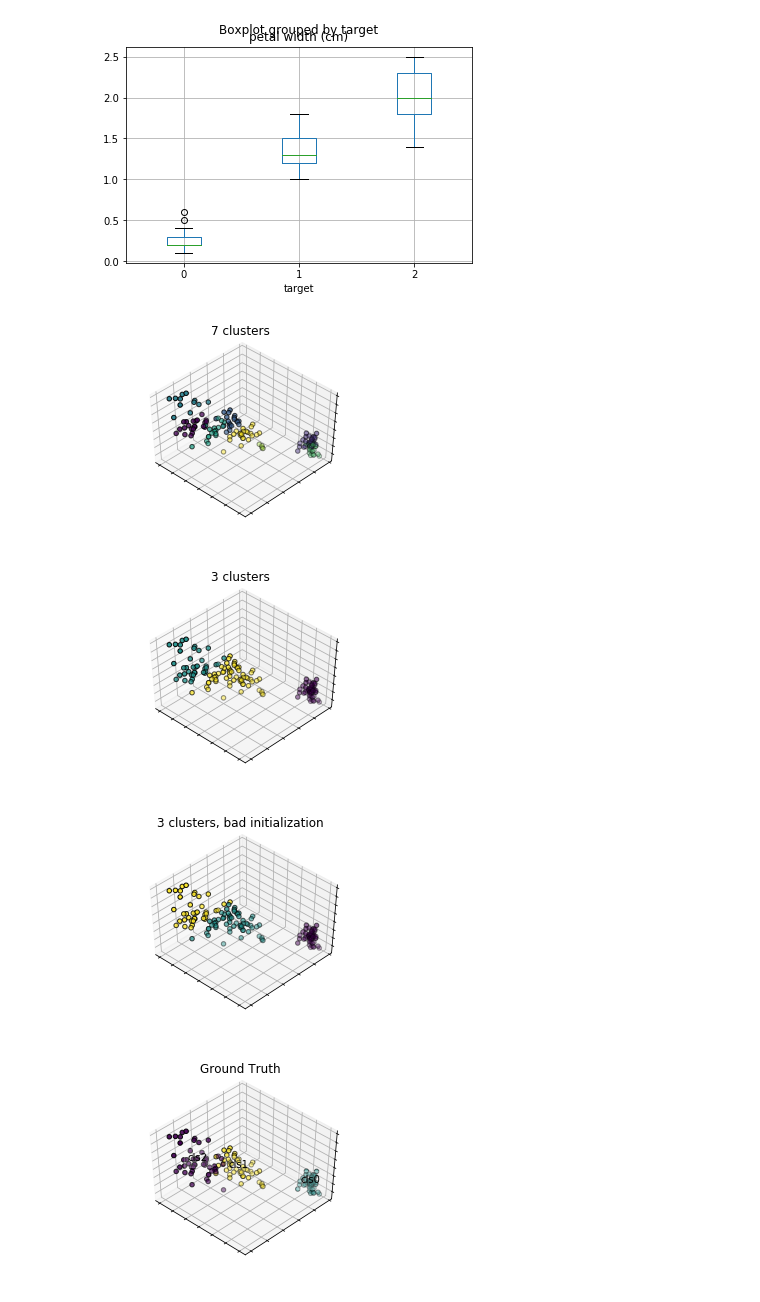
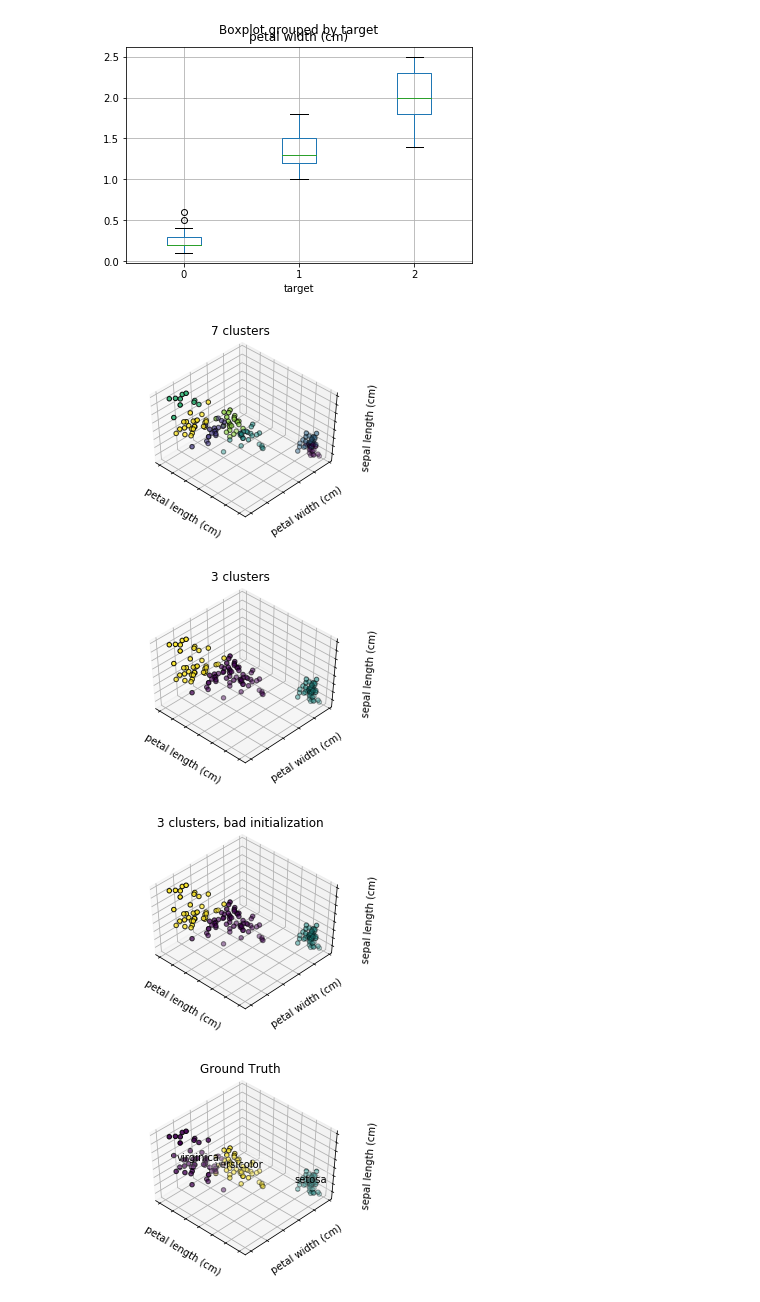
Before and after one commit to clmikechan/4th-ML100Days, a Jupyter notebook: homework/Day_055_HW.ipynb, the cells around one changed output. Drawn from its saved outputs; the diff is of its cells as text; code cells hidden in the pictures.

```diff
--- a/homework/Day_055_HW.ipynb
+++ b/homework/Day_055_HW.ipynb
@@ -31,11 +31,12 @@ np.random.seed(5)
 import pandas as pd
 X = iris.data
 y = iris.target
-
+feature_names = iris.feature_names
+target_name = iris.target_names
 data = pd.DataFrame(X, columns=iris.feature_names)
 data['target'] = y
 data
-for column in iris.feature_names:
+for column in feature_names:
     data.boxplot(by='target', column=column)
     print()
 # %% [output]
@@ -44,7 +45,7 @@ for column in iris.feature_names:
 [figure]
 [figure]
 # %%
-estimators = [('k_means_7', KMeans(n_clusters=8)),
+estimators = [('k_means_7', KMeans(n_clusters=7)),
               ('k_means_3', KMeans(n_clusters=3)),
               ('k_means_bad_init', KMeans(n_clusters=3, n_init=1,
                                                init='random'))]
@@ -66,37 +67,41 @@ for name, est in estimators:
                c=labels.astype(np.float), edgecolor='k')
 
     ax.w_xaxis.set_ticklabels([])
     ax.w_yaxis.set_ticklabels([])
     ax.w_zaxis.set_ticklabels([])
+    ax.set_xlabel(feature_names[axis1])
+    ax.set_ylabel(feature_names[axis2])
+    ax.set_zlabel(feature_names[axis3])
     ax.set_title(titles[fignum - 1])
     ax.dist = 12
     fignum = fignum + 1
 
 # Plot the ground truth
 fig = plt.figure(fignum, figsize=(4, 3))
 ax = Axes3D(fig, rect=[0, 0, .95, 1], elev=48, azim=134)
 
-for name, label in [('cls0', 0),
-                    ('cls1', 1),
-                    ('cls2', 2)]:
+for name, label in zip(target_name, range(3)):
     ax.text3D(X[y == label, axis1].mean(),
               X[y == label, axis2].mean(),
               X[y == label, axis3].mean(), name,
               horizontalalignment='center',
               bbox=dict(alpha=.2, edgecolor='w', facecolor='w'))
 # Reorder the labels to have colors matching the cluster results
 Y = np.choose(y, [1, 2, 0]).astype(np.float)
 ax.scatter(X[:, axis1], X[:, axis2], X[:, axis3], c=Y, edgecolor='k')
 
 ax.w_xaxis.set_ticklabels([])
 ax.w_yaxis.set_ticklabels([])
 ax.w_zaxis.set_ticklabels([])
+ax.set_xlabel(feature_names[axis1])
+ax.set_ylabel(feature_names[axis2])
+ax.set_zlabel(feature_names[axis3])
 ax.set_title('Ground Truth')
 ax.dist = 12
 
 #fig.show()
 # %% [output]
-[figure, old version]
+[figure, new version]
-[figure, old version]
+[figure, new version]
-[figure, old version]
+[figure, new version]
-[figure, old version]
+[figure, new version]
```
